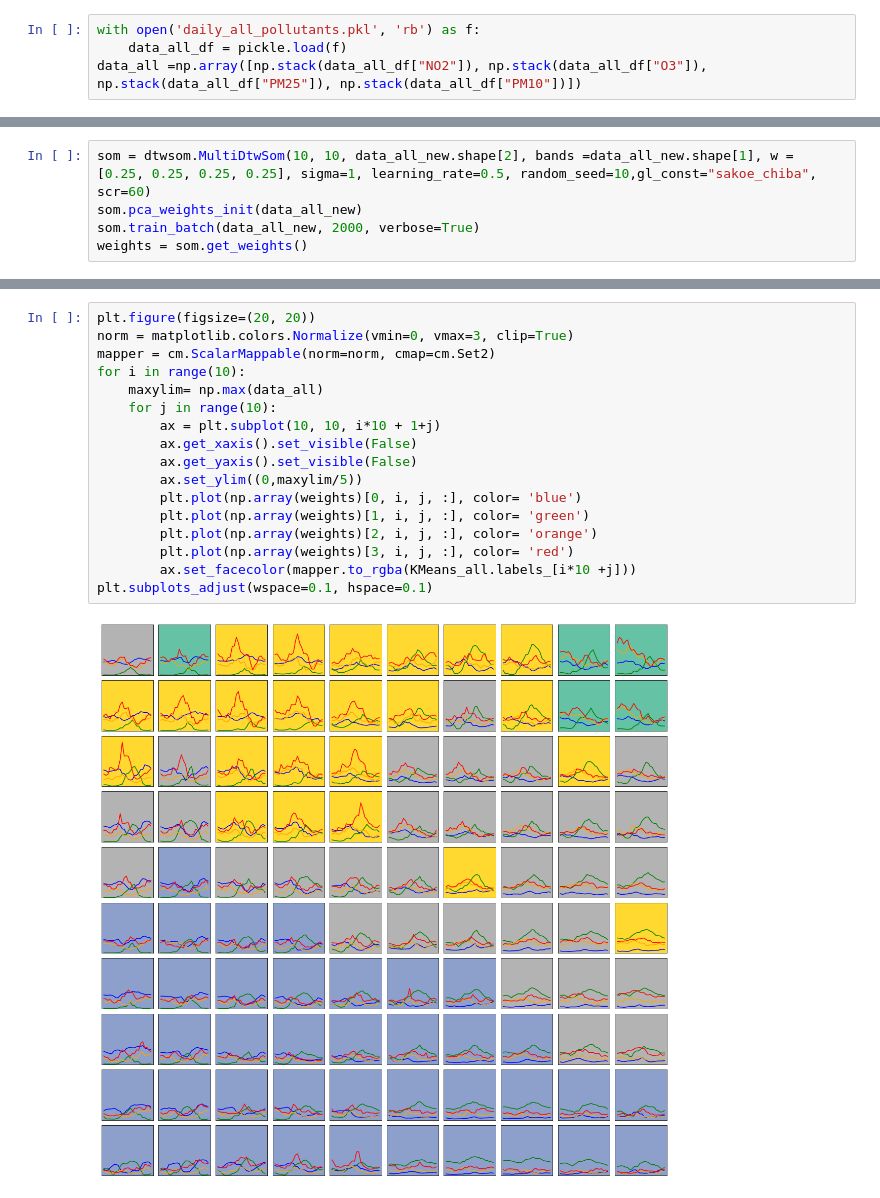
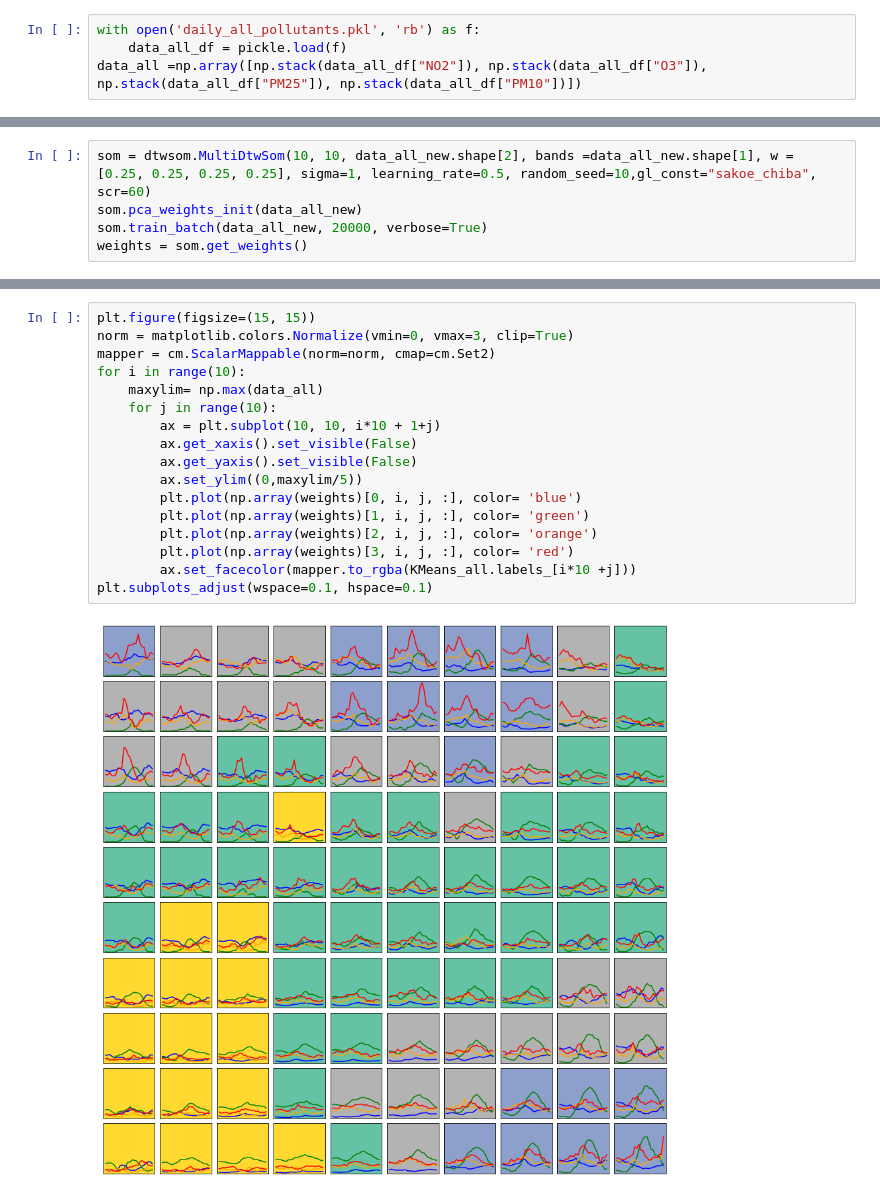
Before and after one commit to Kenan-Li/dtwsom, a Jupyter notebook: examples/examples.ipynb, the cells around one changed output, grey strips where cells are left out. Drawn from its saved outputs; the diff is of its cells as text.

```diff
--- a/examples/examples.ipynb
+++ b/examples/examples.ipynb
@@ -35,6 +49,6 @@ data_all_new = np.swapaxes(data_all, 0, 1)
 # %%
 som = dtwsom.MultiDtwSom(10, 10, data_all_new.shape[2], bands =data_all_new.shape[1], w = [0.25, 0.25, 0.25, 0.25], sigma=1, learning_rate=0.5, random_seed=10,gl_const="sakoe_chiba", scr=60)
 som.pca_weights_init(data_all_new)
-som.train_batch(data_all_new, 2000, verbose=True)
+som.train_batch(data_all_new, 20000, verbose=True)
 weights = som.get_weights()
 # %% [output]
@@ -52,19 +72,19 @@ array([3, 0, 2, 2, 2, 2, 2, 2, 0, 0, 2, 2, 2, 2, 2, 2, 3, 2, 0, 0, 2, 3,
 # %%
-plt.figure(figsize=(20, 20))
+plt.figure(figsize=(15, 15))
 norm = matplotlib.colors.Normalize(vmin=0, vmax=3, clip=True)
 mapper = cm.ScalarMappable(norm=norm, cmap=cm.Set2)
 for i in range(10):
     maxylim= np.max(data_all)
     for j in range(10):
         ax = plt.subplot(10, 10, i*10 + 1+j)
         ax.get_xaxis().set_visible(False)
         ax.get_yaxis().set_visible(False)
         ax.set_ylim((0,maxylim/5))
         plt.plot(np.array(weights)[0, i, j, :], color= 'blue')
         plt.plot(np.array(weights)[1, i, j, :], color= 'green')
         plt.plot(np.array(weights)[2, i, j, :], color= 'orange')
         plt.plot(np.array(weights)[3, i, j, :], color= 'red')
         ax.set_facecolor(mapper.to_rgba(KMeans_all.labels_[i*10 +j]))
 plt.subplots_adjust(wspace=0.1, hspace=0.1)
 # %% [output]
-[figure, old version]
+[figure, new version]
```
Also changed, not shown: parts of 35 cells of this notebook, 2 other files.
